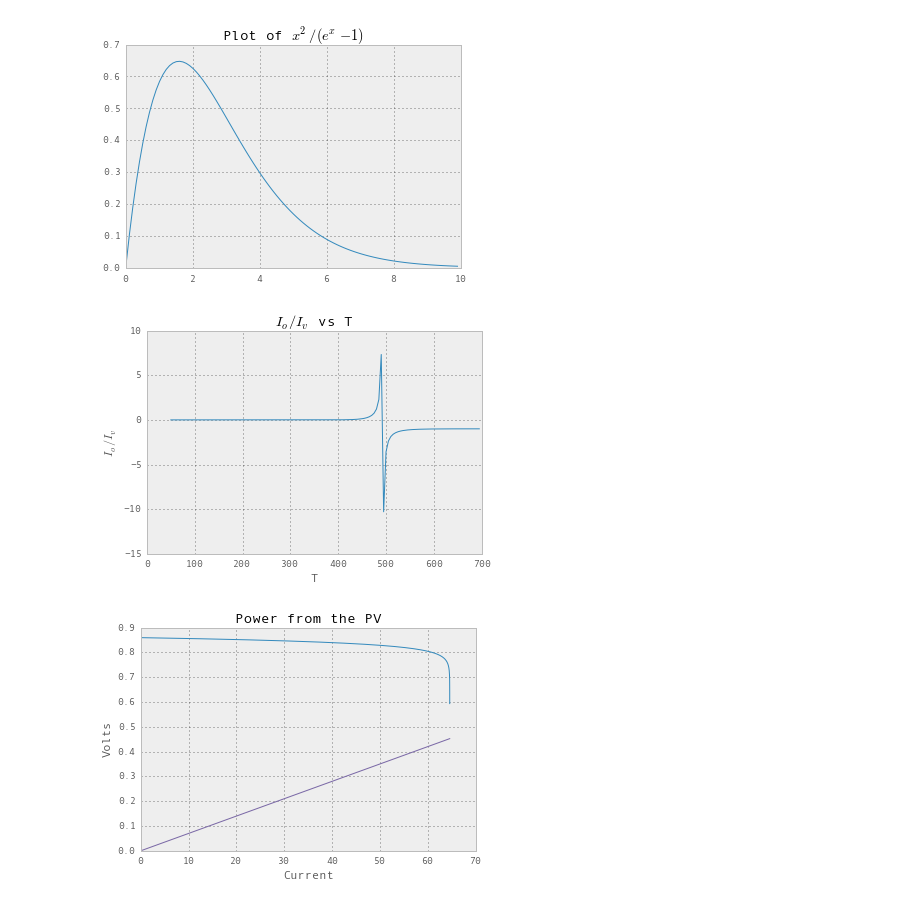
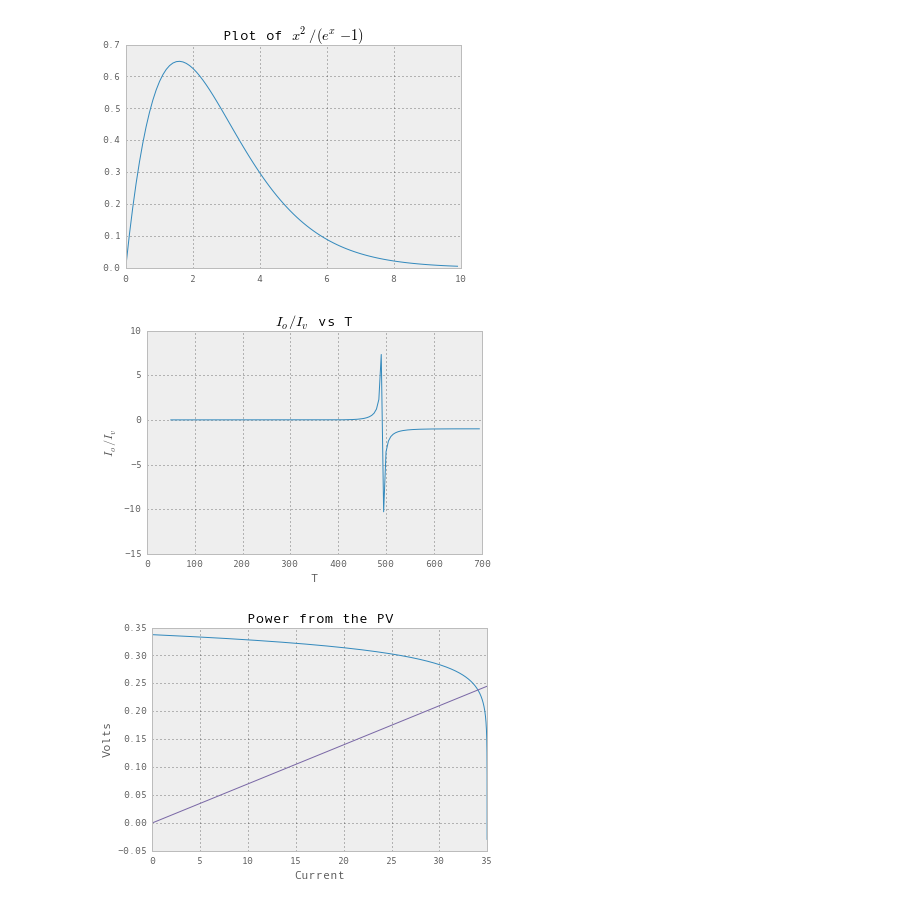
Before and after one commit to bmick/Satellite, a Jupyter notebook: ME246 Project 3Copy.ipynb, the cells around one changed output. Saved outputs shown, nothing was run; the diff lists cells and outputs as text; code cells hidden in the pictures.

```diff
--- a/ME246 Project 3Copy.ipynb
+++ b/ME246 Project 3Copy.ipynb
@@ -10,6 +10,9 @@ def VocCurveFit():
     if plots:
         plt.plot(T_vals,V_vals,'g*')
         plt.plot([293,373],[A*T+B for T in [293,373]],'b:')
+        plt.xlabel("Temperature, K")
+        plt.ylabel("Voltage, V")
+        plt.title("$V_{oc}$ vs Temp")
         plt.show()
 
     return A,B
@@ -564,36 +679,38 @@ plt.show()
 plt.figure(1)
 T_pvs = np.arange(50,700,5)
 
 Io_Ivs = [IoIvfromT(T) for T in T_pvs]
 #print Io_Ivs
 #print [element[0] for element in Io_Ivs]
 plt.figure(1)
 plt.title("$I_o/I_v$ vs T")
 plt.xlabel("T")
 plt.ylabel("$I_o/I_v$")
 plt.plot(T_pvs, Io_Ivs)
 plt.show()
 
+T_pv = 320
 plt.figure(3)
-IL = np.arange(0.,64.6079,.0001) #WARNING! This can take a while to run.
-#IL = np.arange(64)
 phi = P/(math.pi**4*K_b*T_source/(2.404*15))
 X = q_e*V_g/(K_b*T_source)
 Val, err = quad(integrand, X, 40)
 phi_g = phi*.416*Val
 Iv = phi_g*q_e*A_pv
+Io_Iv = IoIvfromT(T_pv)
 Io = Io_Iv*Iv
+IL = np.arange(0.,Io+Iv,.0001) #WARNING! This can take a while to run.
+
 V_L = [K_b*T_pv/q_e*math.log((Io_Iv)**-1-I/Io+1)-I*Rs for I in IL]
 V_L2 = [R_Lpv*I for I in IL]
 plt.plot(IL,V_L,IL,V_L2)
 plt.xlabel("Current")
 plt.ylabel("Volts")
 plt.title("Power from the PV")
 plt.show()
 # %% [output]
 [figure]
 [figure]
-[figure, old version]
+[figure, new version]
 # %%
 # This is just Brian testing nonsense.
 
```
Also changed, not shown: parts of 5 cells of this notebook.
